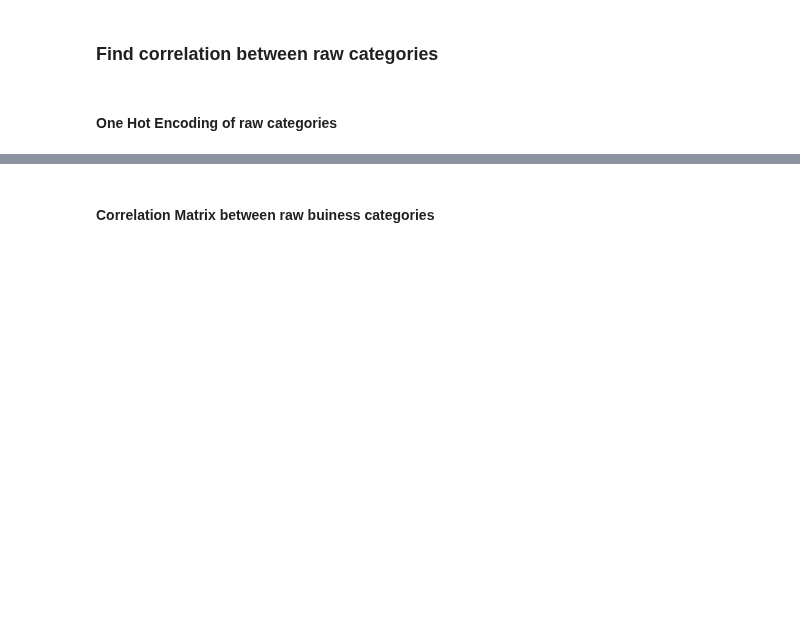
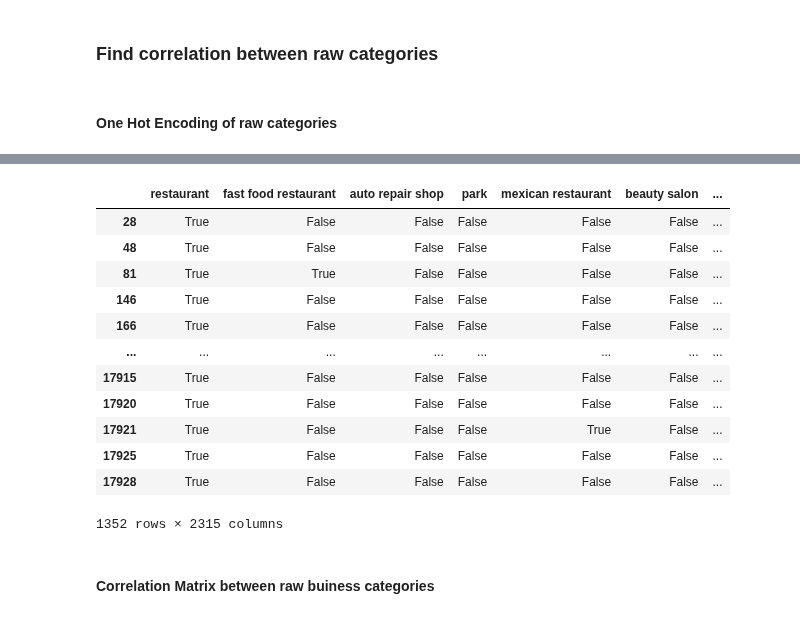
Before and after one commit to jotyot/rate-review, a Jupyter notebook: eda.ipynb, the cells around one changed output, grey strips where cells are left out. Drawn from its saved outputs; the diff is of its cells as text; code cells hidden in the pictures; blank space fills up the shorter version.

```diff
--- a/eda.ipynb
+++ b/eda.ipynb
@@ -81,3 +87,19 @@ categories_bool
+# %%
+categories_bool[categories_bool['restaurant']]
+# %% [output]
+|  | restaurant | fast food restaurant | auto repair shop | park | mexican restaurant | beauty salon | ... |
+| 28 | True | False | False | False | False | False | ... |
+| 48 | True | False | False | False | False | False | ... |
+| 81 | True | True | False | False | False | False | ... |
+| 146 | True | False | False | False | False | False | ... |
+| 166 | True | False | False | False | False | False | ... |
+| ... | ... | ... | ... | ... | ... | ... | ... |
+| 17915 | True | False | False | False | False | False | ... |
+| 17920 | True | False | False | False | False | False | ... |
+| 17921 | True | False | False | False | True | False | ... |
+| 17925 | True | False | False | False | False | False | ... |
+| 17928 | True | False | False | False | False | False | ... |
+1352 rows × 2315 columns
 # %% [markdown]
 #### Correlation Matrix between raw buiness categories
 # %%
```
Also changed, not shown: parts of 35 cells of this notebook.
